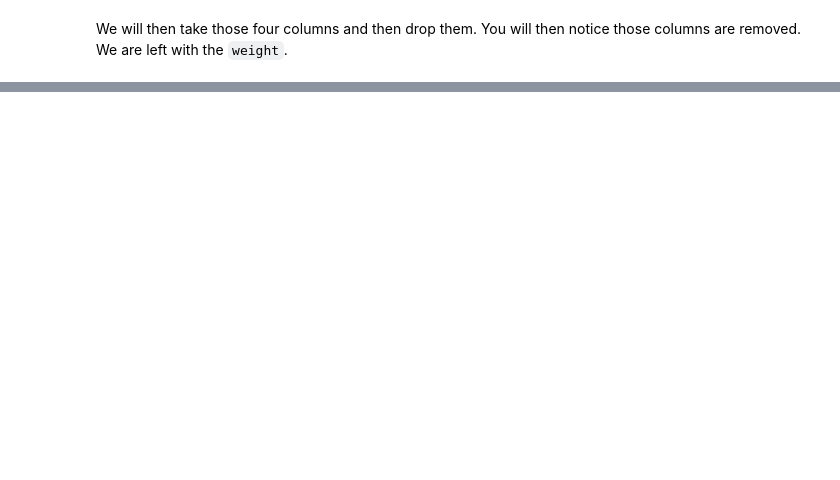
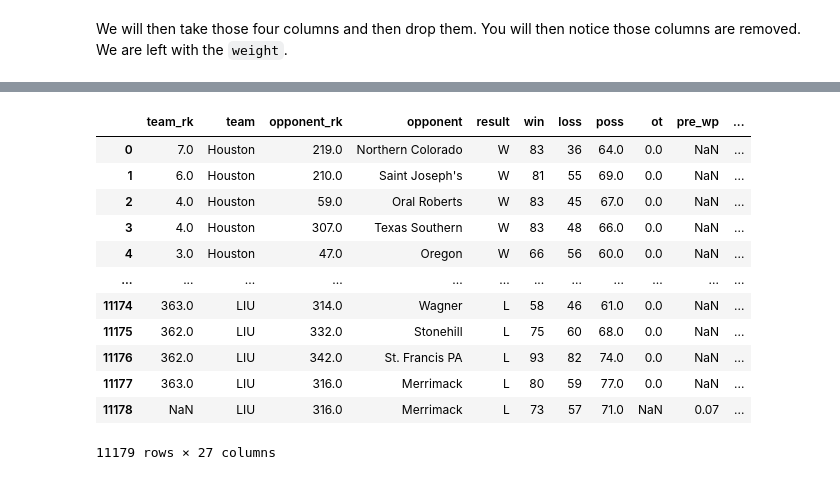
Before and after one commit to thomasnield/anaconda_data_cleaning_pandas, a Jupyter notebook: 9_ncaa_data_cleaning_live_event.ipynb, the cells around one changed output, grey strips where cells are left out. Cells and saved outputs as stored; diff of their text form; code cells hidden in the pictures; blank space fills up the shorter version.

```diff
--- a/9_ncaa_data_cleaning_live_event.ipynb
+++ b/9_ncaa_data_cleaning_live_event.ipynb
@@ -606,0 +692,3 @@ df
+# %%
+df = pd.read_csv(data_url)
+df
@@ -606,0 +711,2 @@ df
+# %%
+split_results = df['result'].str.split("[-,]", expand=True, regex=True)
@@ -606,0 +719,19 @@ df
+# %%
+df['result'] = split_results.iloc[:,0]
+df.insert(5, 'win', split_results.iloc[:,1])
+df.insert(6, 'loss', split_results.iloc[:,2])
+df
+# %% [output]
+|  | team_rk | team | opponent_rk | opponent | result | win | loss | poss | ot | pre_wp | ... |
+| 0 | 7.0 | Houston | 219.0 | Northern Colorado | W | 83 | 36 | 64.0 | 0.0 | NaN | ... |
+| 1 | 6.0 | Houston | 210.0 | Saint Joseph's | W | 81 | 55 | 69.0 | 0.0 | NaN | ... |
+| 2 | 4.0 | Houston | 59.0 | Oral Roberts | W | 83 | 45 | 67.0 | 0.0 | NaN | ... |
+| 3 | 4.0 | Houston | 307.0 | Texas Southern | W | 83 | 48 | 66.0 | 0.0 | NaN | ... |
+| 4 | 3.0 | Houston | 47.0 | Oregon | W | 66 | 56 | 60.0 | 0.0 | NaN | ... |
+| ... | ... | ... | ... | ... | ... | ... | ... | ... | ... | ... | ... |
+| 11174 | 363.0 | LIU | 314.0 | Wagner | L | 58 | 46 | 61.0 | 0.0 | NaN | ... |
+| 11175 | 362.0 | LIU | 332.0 | Stonehill | L | 75 | 60 | 68.0 | 0.0 | NaN | ... |
+| 11176 | 362.0 | LIU | 342.0 | St. Francis PA | L | 93 | 82 | 74.0 | 0.0 | NaN | ... |
+| 11177 | 363.0 | LIU | 316.0 | Merrimack | L | 80 | 59 | 77.0 | 0.0 | NaN | ... |
+| 11178 | NaN | LIU | 316.0 | Merrimack | L | 73 | 57 | 71.0 | NaN | 0.07 | ... |
+11179 rows × 27 columns
```
Also changed, not shown: parts of 121 cells of this notebook.
